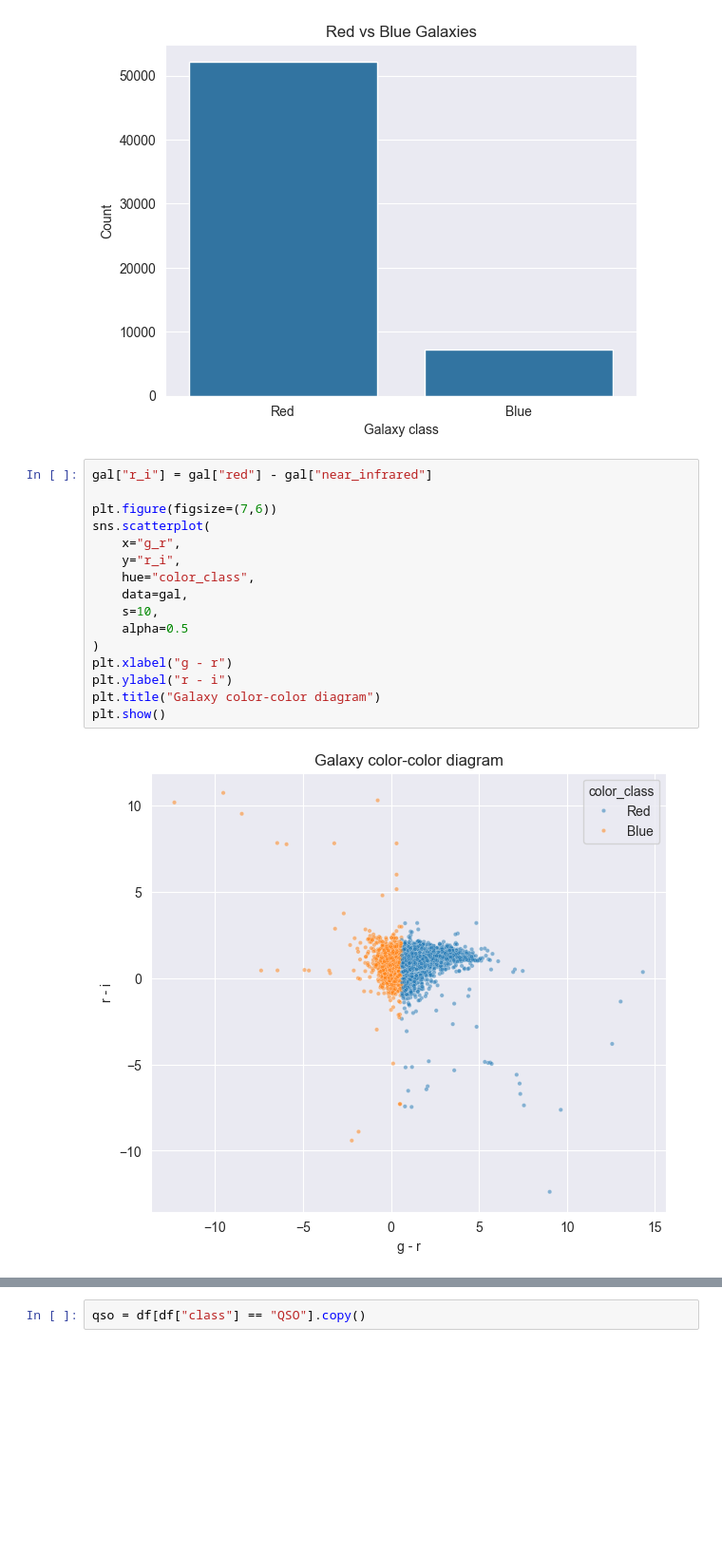
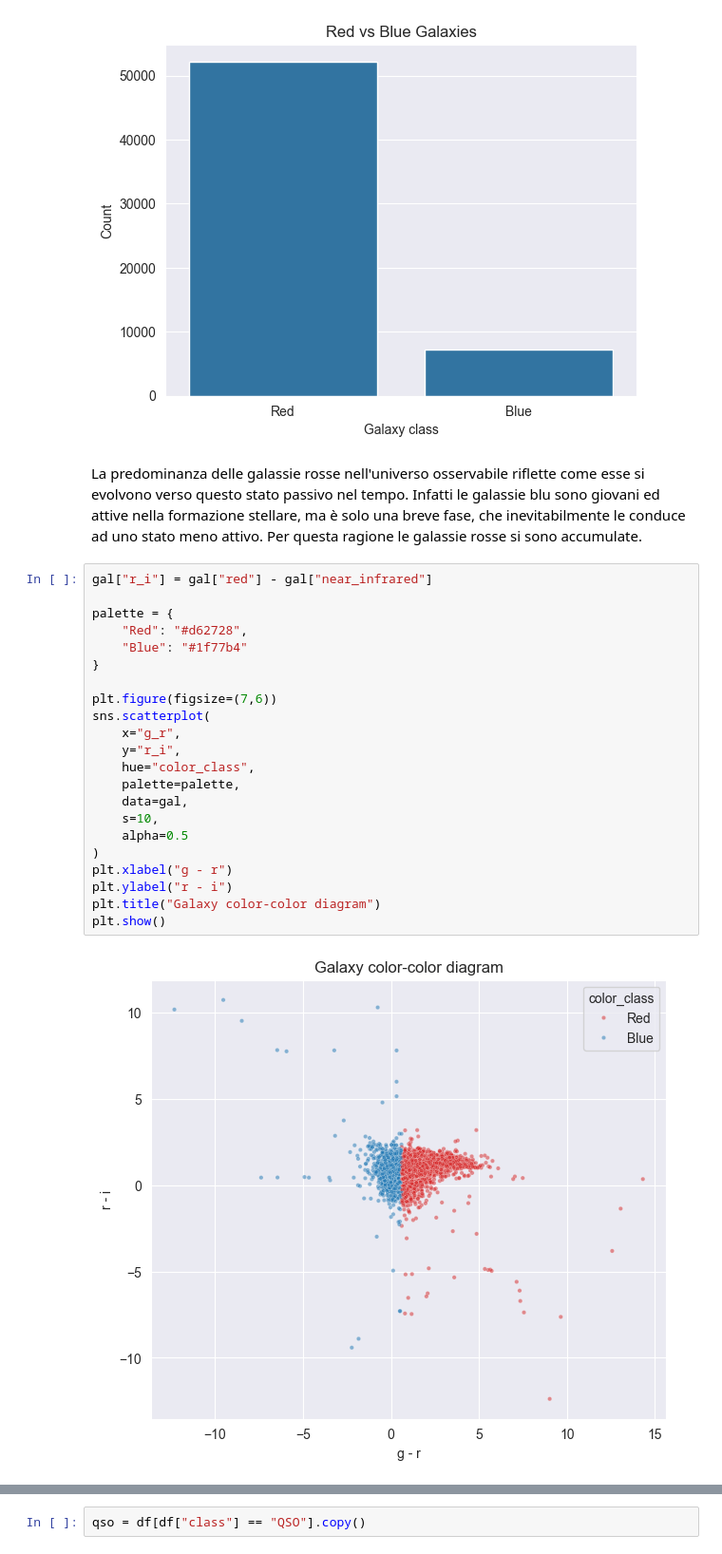
Before and after one commit to FabianCalangiu/Astronomical-Objects-Analysis, a Jupyter notebook: notebooks/astronomical_analysis.ipynb, the cells around one changed output, grey strips where cells are left out. Shown at 95% size. Cells and saved outputs as stored; diff of their text form; blank space fills up the shorter version.

```diff
--- a/notebooks/astronomical_analysis.ipynb
+++ b/notebooks/astronomical_analysis.ipynb
@@ -421,24 +460,32 @@ plt.title("Red vs Blue Galaxies")
 plt.show()
 # %% [output]
 [figure]
+# %% [markdown]
+<p>La predominanza delle galassie rosse nell'universo osservabile riflette come esse si evolvono verso questo stato passivo nel tempo. Infatti le galassie blu sono giovani ed attive nella formazione stellare, ma è solo una breve fase, che inevitabilmente le conduce ad uno stato meno attivo. Per questa ragione le galassie rosse si sono accumulate.</p>
 # %%
 gal["r_i"] = gal["red"] - gal["near_infrared"]
+
+palette = {
+    "Red": "#d62728",
+    "Blue": "#1f77b4"
+}
 
 plt.figure(figsize=(7,6))
 sns.scatterplot(
     x="g_r",
     y="r_i",
     hue="color_class",
+    palette=palette,
     data=gal,
     s=10,
     alpha=0.5
 )
 plt.xlabel("g - r")
 plt.ylabel("r - i")
 plt.title("Galaxy color-color diagram")
 plt.show()
 # %% [output]
-[figure, old version]
+[figure, new version]
 # %%
 plt.figure(figsize=(7,5))
 sns.scatterplot(
```
Also changed, not shown: parts of 14 cells of this notebook.
